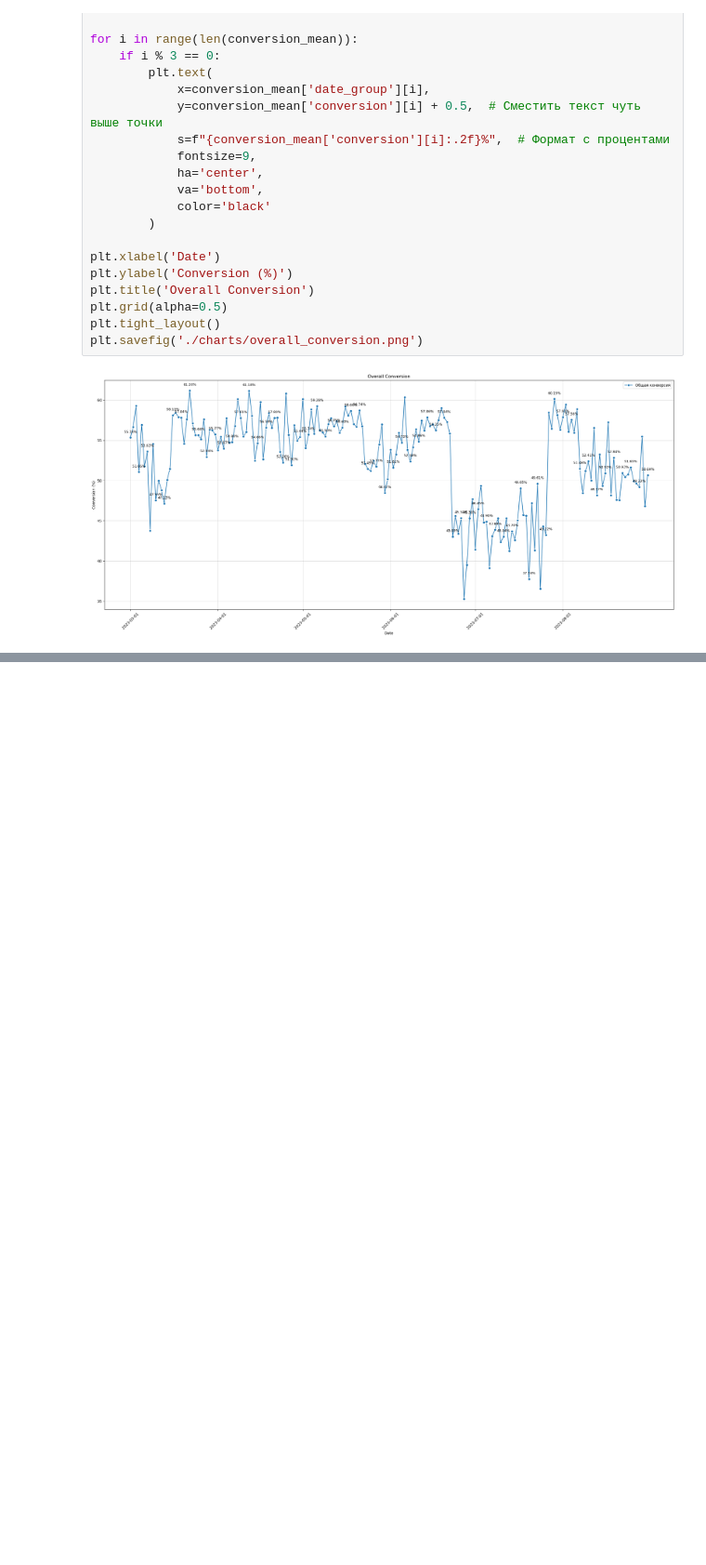
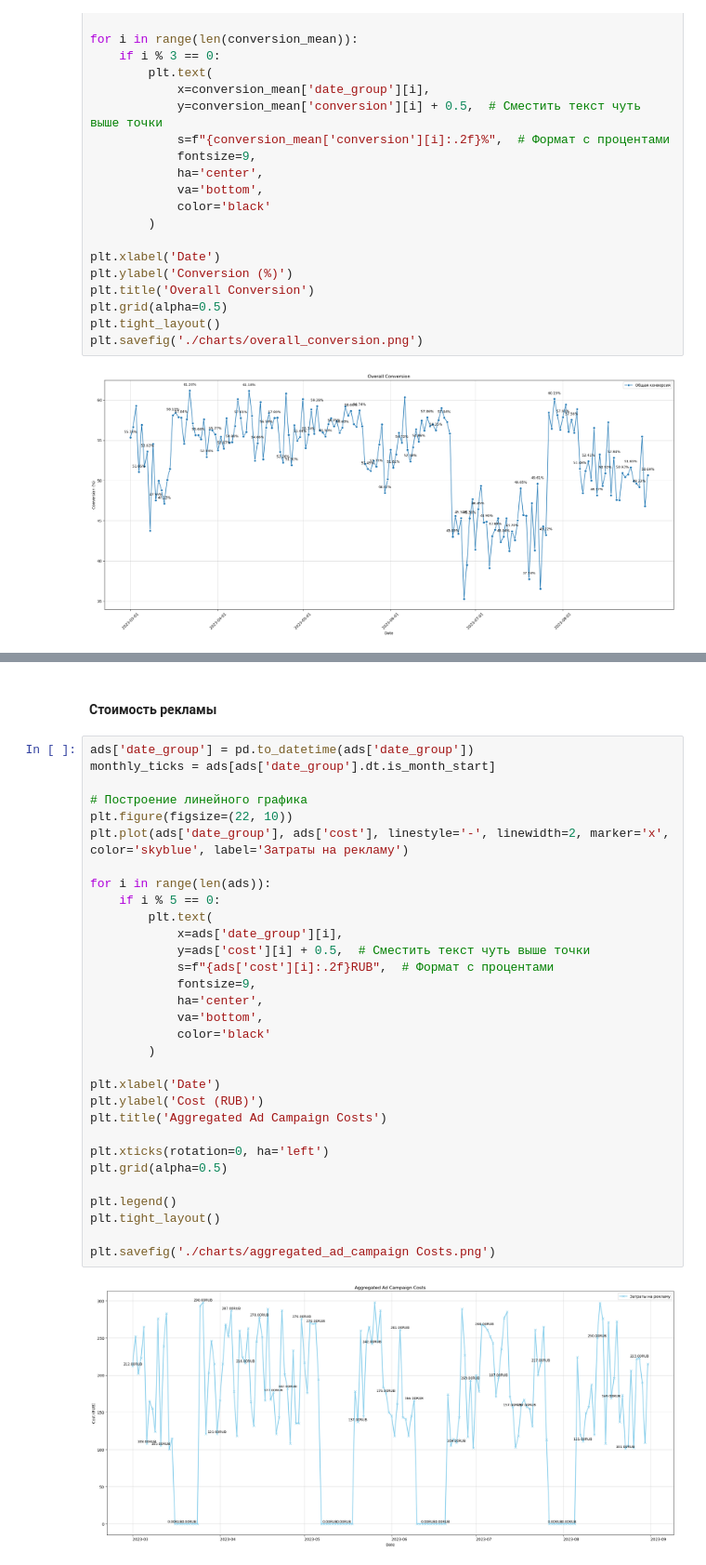
Before and after one commit to Maxim00se/data-analytics-project-100, a Jupyter notebook: data_analysis_notebook.ipynb, the cells around one changed output, grey strips where cells are left out. Shown at 93% size. Saved outputs shown, nothing was run; the diff lists cells and outputs as text; blank space fills up the shorter version.

```diff
--- a/data_analysis_notebook.ipynb
+++ b/data_analysis_notebook.ipynb
@@ -351,0 +354,35 @@ plt.show()
+# %% [markdown]
+#### Стоимость рекламы
+# %%
+ads['date_group'] = pd.to_datetime(ads['date_group'])
+monthly_ticks = ads[ads['date_group'].dt.is_month_start]
+
+# Построение линейного графика
+plt.figure(figsize=(22, 10))
+plt.plot(ads['date_group'], ads['cost'], linestyle='-', linewidth=2, marker='x', color='skyblue', label='Затраты на рекламу')
+
+for i in range(len(ads)):
+    if i % 5 == 0:
+        plt.text(
+            x=ads['date_group'][i],
+            y=ads['cost'][i] + 0.5,  # Сместить текст чуть выше точки
+            s=f"{ads['cost'][i]:.2f}RUB",  # Формат с процентами
+            fontsize=9,
+            ha='center',
+            va='bottom',
+            color='black'
+        )
+
+plt.xlabel('Date')
+plt.ylabel('Cost (RUB)')
+plt.title('Aggregated Ad Campaign Costs')
+
+plt.xticks(rotation=0, ha='left')
+plt.grid(alpha=0.5)
+
+plt.legend()
+plt.tight_layout()
+
+plt.savefig('./charts/aggregated_ad_campaign Costs.png')
+# %% [output]
+[figure, added]
```
Also changed, not shown: parts of 4 cells of this notebook, 4 other files.
